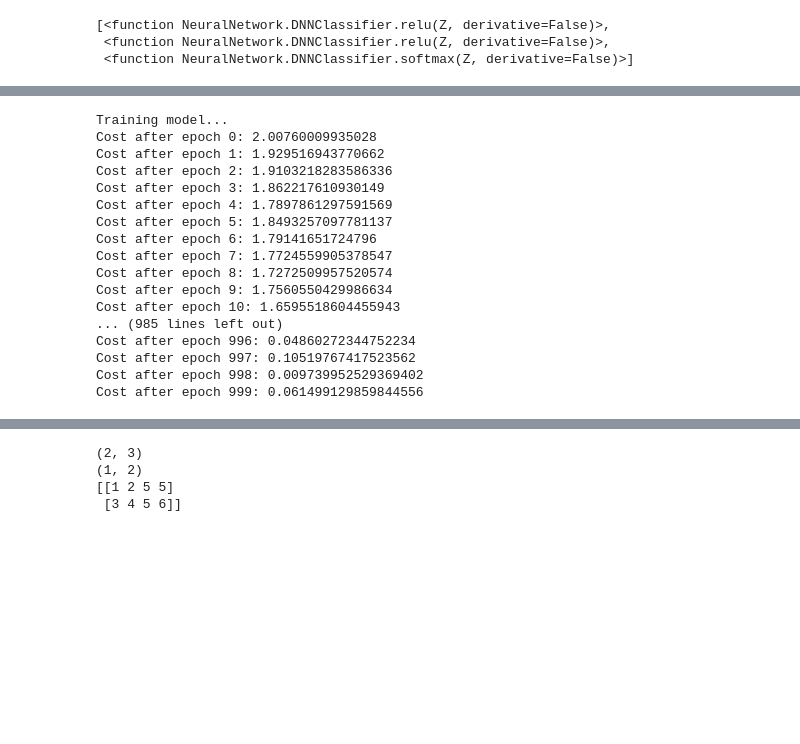
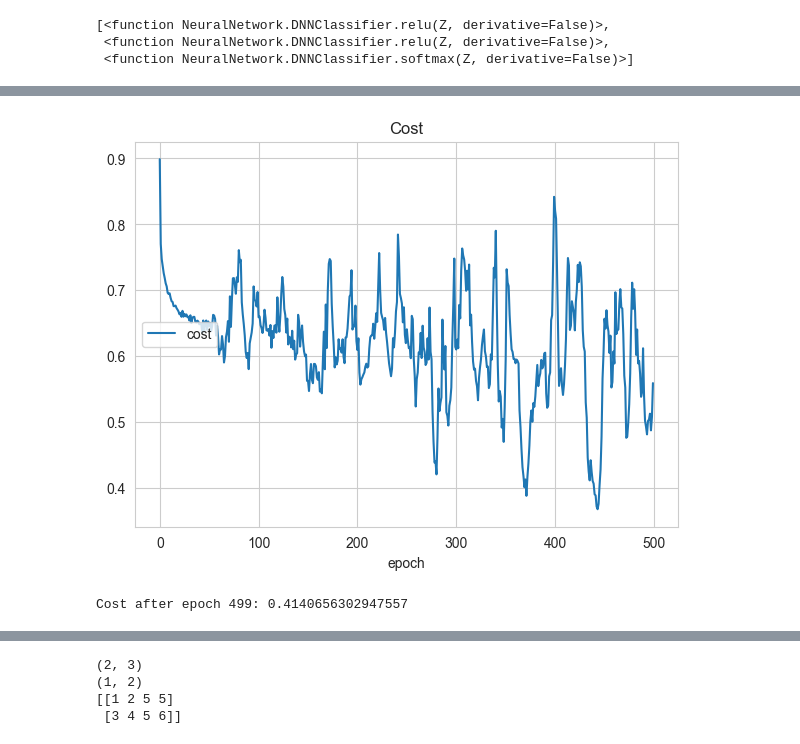
Before and after one commit to Jivl00/KKY_NSES, a Jupyter notebook: SP/showcase.ipynb, the cells around one changed output, grey strips where cells are left out. Drawn from its saved outputs; the diff is of its cells as text; code cells hidden in the pictures; blank space fills up the shorter version.

```diff
--- a/SP/showcase.ipynb
+++ b/SP/showcase.ipynb
@@ -176,31 +152,20 @@ y2_hot = to_one_hot(y2, 3)
 # %%
 
 af2 = 'relu'
 # layer_dims2 = [X2.shape[0],24,12,y2_hot.shape[0]]
 # nn2 = DNNClassifier(layer_dims2, [DNNClassifier.relu,DNNClassifier.relu, DNNClassifier.sigmoid])
 # a= nn2.train(X2, y2_hot, learning_rate=0.006, epochs = 4000, batch_size=50, print_cost = True)
 
-layer_dims2 = [X2.shape[0],12,6,y2_hot.shape[0]]
-nn2 = DNNClassifier(layer_dims2, [DNNClassifier.relu,DNNClassifier.relu, DNNClassifier.sigmoid])
-a= nn2.train(X2, y2_hot, learning_rate=0.06, epochs = 1000, batch_size=50, print_cost = True)
+# layer_dims2 = [X2.shape[0],12,6,y2_hot.shape[0]]
+# nn2 = DNNClassifier(layer_dims2, [DNNClassifier.relu,DNNClassifier.relu, DNNClassifier.sigmoid])
+# a= nn2.train(X2, y2_hot, learning_rate=0.06, epochs = 1000, batch_size=50, print_cost = True)
+
+layer_dims2 = [X2.shape[0],64,32,y2_hot.shape[0]]
+nn2 = DNNClassifier(layer_dims2, [DNNClassifier.relu,DNNClassifier.relu, DNNClassifier.softmax])
+a= nn2.train(X2, y2_hot, learning_rate=0.06, epochs = 500, batch_size=10, print_cost = True)
 # %% [output]
+[figure, added]
-Training model...
-Cost after epoch 0: 2.00760009935028
-Cost after epoch 1: 1.929516943770662
-Cost after epoch 2: 1.9103218283586336
-Cost after epoch 3: 1.862217610930149
-Cost after epoch 4: 1.7897861297591569
-Cost after epoch 5: 1.8493257097781137
-Cost after epoch 6: 1.79141651724796
-Cost after epoch 7: 1.7724559905378547
-Cost after epoch 8: 1.7272509957520574
-Cost after epoch 9: 1.7560550429986634
-Cost after epoch 10: 1.6595518604455943
-... (985 lines left out)
-Cost after epoch 996: 0.04860272344752234
-Cost after epoch 997: 0.10519767417523562
-Cost after epoch 998: 0.009739952529369402
-Cost after epoch 999: 0.061499129859844556
+Cost after epoch 499: 0.4140656302947557
 # %%
 %matplotlib inline
 print(X2.shape)
```
Also changed, not shown: parts of 5 cells of this notebook, 1 other file.
